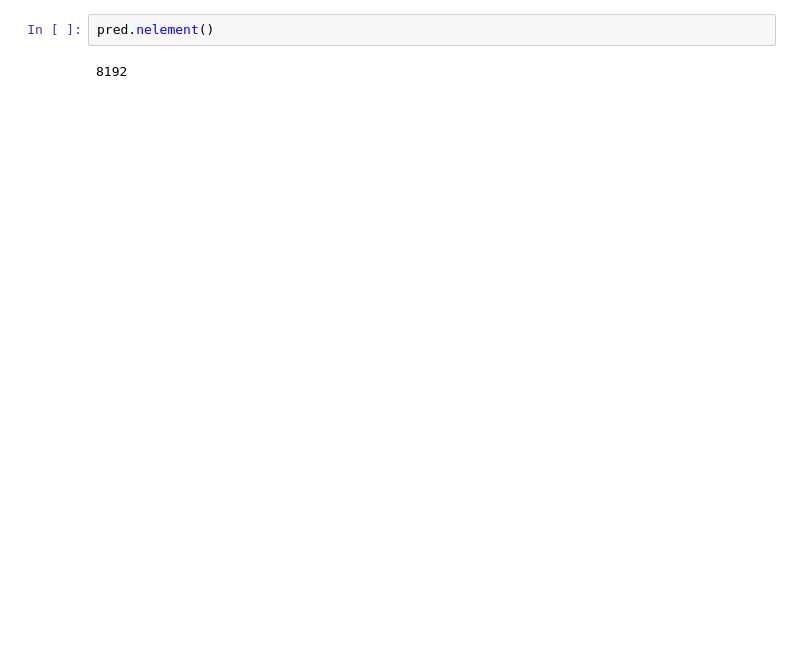
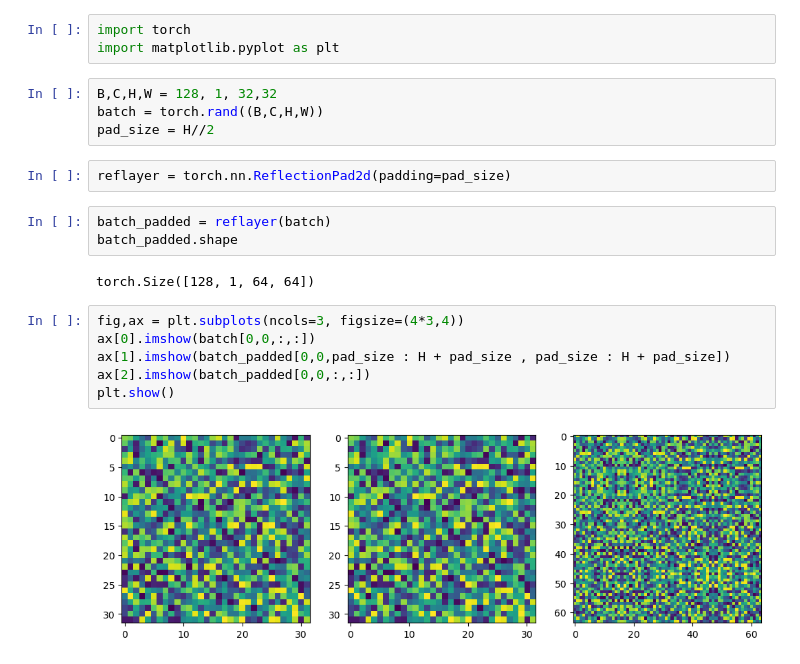
Before and after one commit to jayantb1019/adl_seismic, a Jupyter notebook: notebooks/hinge_loss_experiments.ipynb, the cells around one changed output. Drawn from its saved outputs; the diff is of its cells as text; blank space fills up the shorter version.

```diff
--- a/notebooks/hinge_loss_experiments.ipynb
+++ b/notebooks/hinge_loss_experiments.ipynb
@@ -22,4 +1,22 @@ tensor(1.5045)
-# %%
-pred.nelement()
-# %% [output]
-8192
+# %%
+import torch
+import matplotlib.pyplot as plt
+# %%
+B,C,H,W = 128, 1, 32,32
+batch = torch.rand((B,C,H,W))
+pad_size = H//2
+# %%
+reflayer = torch.nn.ReflectionPad2d(padding=pad_size)
+# %%
+batch_padded = reflayer(batch)
+batch_padded.shape
+# %% [output]
+torch.Size([128, 1, 64, 64])
+# %%
+fig,ax = plt.subplots(ncols=3, figsize=(4*3,4))
+ax[0].imshow(batch[0,0,:,:])
+ax[1].imshow(batch_padded[0,0,pad_size : H + pad_size , pad_size : H + pad_size])
+ax[2].imshow(batch_padded[0,0,:,:])
+plt.show()
+# %% [output]
+[figure, added]
```
Also changed, not shown: parts of 4 cells of this notebook, 1 other file.
